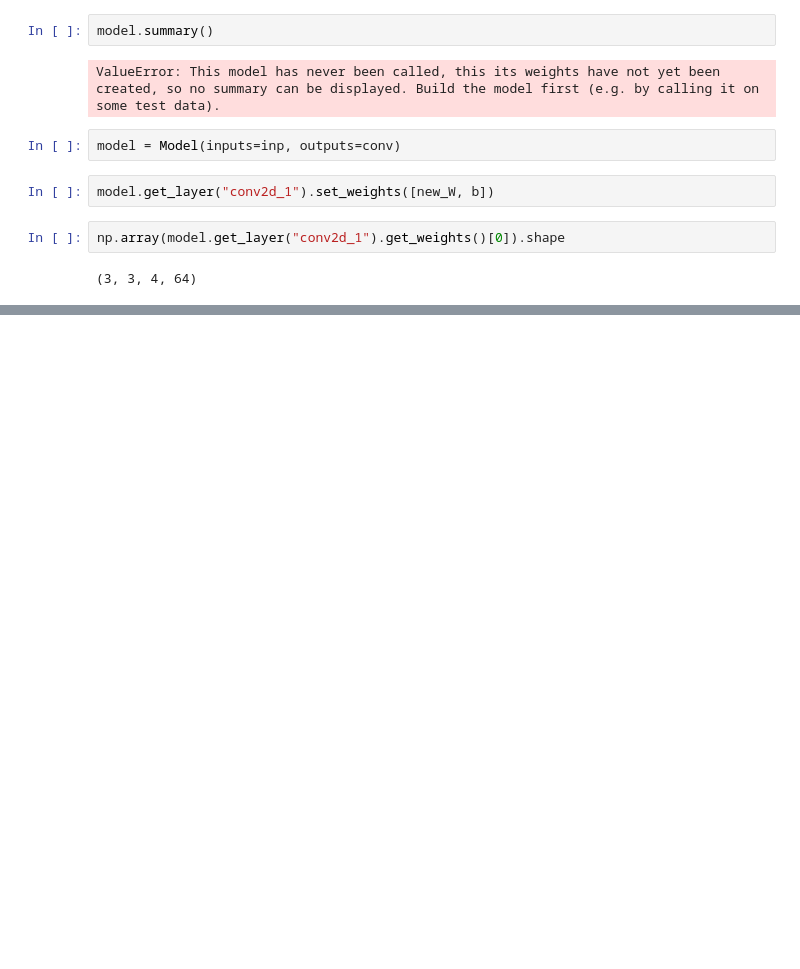
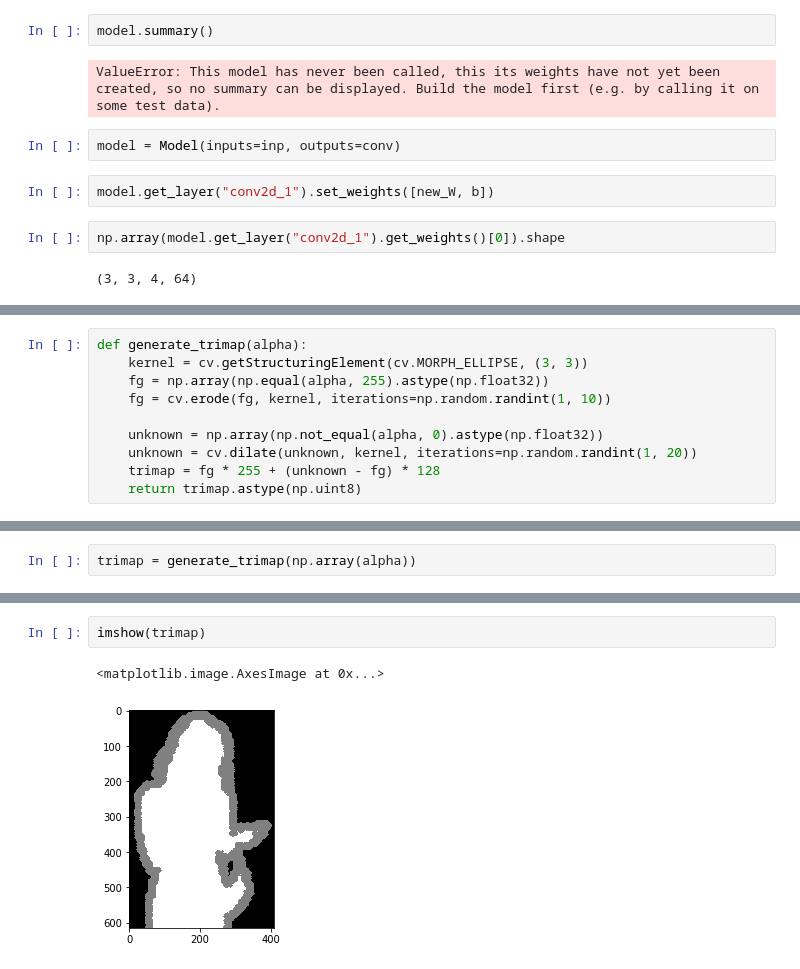
Before and after one commit to thalvadzhi/ImageMattingThesis, a Jupyter notebook: notebooks/tests.ipynb, the cells around one changed output, grey strips where cells are left out. Drawn from its saved outputs; the diff is of its cells as text; blank space fills up the shorter version.

```diff
--- a/notebooks/tests.ipynb
+++ b/notebooks/tests.ipynb
@@ -292,0 +301,10 @@ np.array(model.get_layer("conv2d_1").get_weights()[0]).shape
+# %%
+def generate_trimap(alpha):
+    kernel = cv.getStructuringElement(cv.MORPH_ELLIPSE, (3, 3))
+    fg = np.array(np.equal(alpha, 255).astype(np.float32))
+    fg = cv.erode(fg, kernel, iterations=np.random.randint(1, 10))
+
+    unknown = np.array(np.not_equal(alpha, 0).astype(np.float32))
+    unknown = cv.dilate(unknown, kernel, iterations=np.random.randint(1, 20))
+    trimap = fg * 255 + (unknown - fg) * 128
+    return trimap.astype(np.uint8)
@@ -292,0 +327,2 @@ np.array(model.get_layer("conv2d_1").get_weights()[0]).shape
+# %%
+trimap = generate_trimap(np.array(alpha))
@@ -292,0 +340,5 @@ np.array(model.get_layer("conv2d_1").get_weights()[0]).shape
+# %%
+imshow(trimap)
+# %% [output]
+<matplotlib.image.AxesImage at 0x...>
+[figure, added]
```
Also changed, not shown: parts of 41 cells of this notebook, 36 other files.
